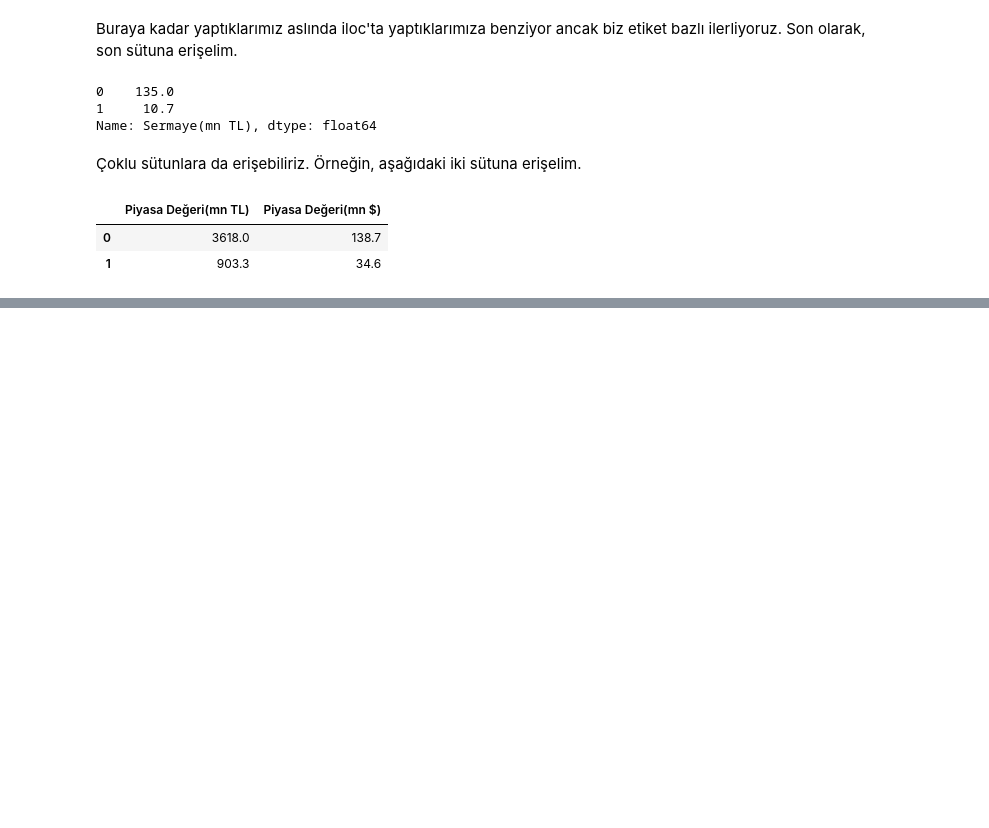
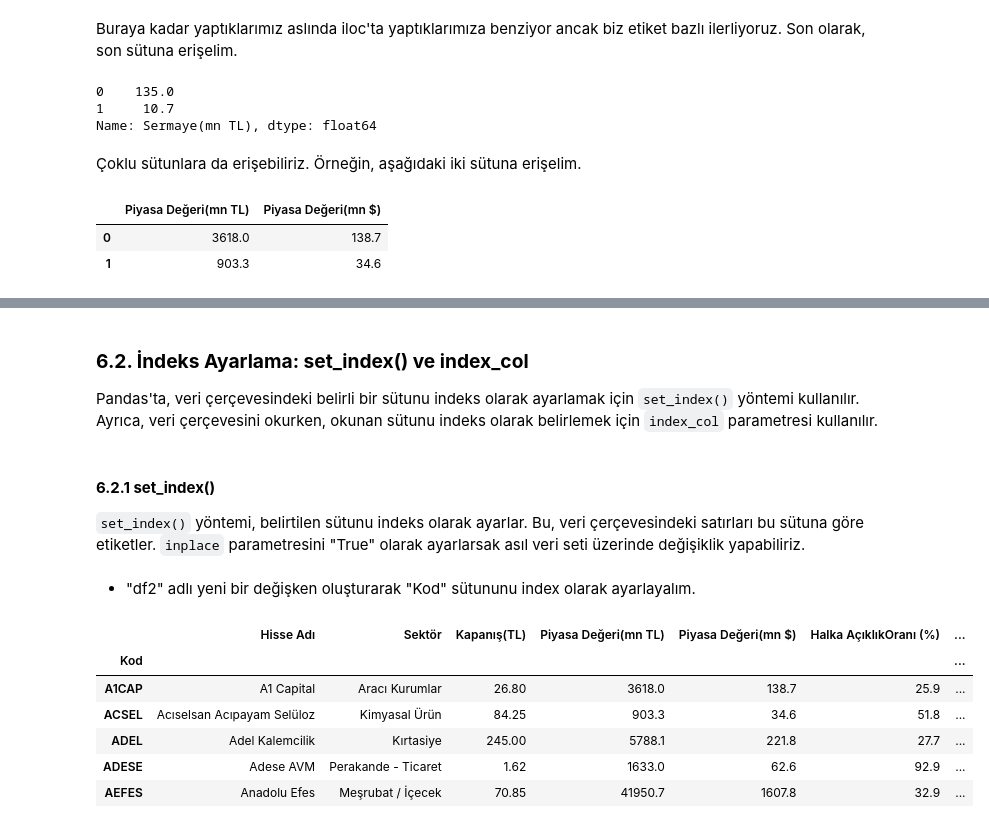
Before and after one commit to YusufAltuntas/pandas-tutorial, a Jupyter notebook: pandas-tutorial.ipynb, the cells around one changed output, grey strips where cells are left out. Saved outputs shown, nothing was run; the diff lists cells and outputs as text; code cells hidden in the pictures; blank space fills up the shorter version.

Commit message:
Yeni basliklar eklendi

```diff
--- a/pandas-tutorial.ipynb
+++ b/pandas-tutorial.ipynb
@@ -720,0 +905,4 @@ df.loc[[0,1], ['Piyasa Değeri(mn TL)','Piyasa Değeri(mn $)']]
+# %%
+import pandas as pd
+
+df = pd.read_excel('C:/Users/Yusuf Altuntaş/Desktop/repolarim/pandas-tutorial/pandas-tutorial/temelozet.xlsx')
@@ -720,0 +922,21 @@ df.loc[[0,1], ['Piyasa Değeri(mn TL)','Piyasa Değeri(mn $)']]
+# %% [markdown]
+### **6.2. İndeks Ayarlama: set_index() ve index_col**
+
+Pandas'ta, veri çerçevesindeki belirli bir sütunu indeks olarak ayarlamak için ``set_index()`` yöntemi kullanılır. Ayrıca, veri çerçevesini okurken, okunan sütunu indeks olarak belirlemek için ``index_col`` parametresi kullanılır.
+# %% [markdown]
+#### **6.2.1 set_index()**
+
+``set_index()`` yöntemi, belirtilen sütunu indeks olarak ayarlar. Bu, veri çerçevesindeki satırları bu sütuna göre etiketler. `inplace` parametresini "True" olarak ayarlarsak asıl veri seti üzerinde değişiklik yapabiliriz.
+# %% [markdown]
+* "df2" adlı yeni bir değişken oluşturarak "Kod" sütununu index olarak ayarlayalım.
+# %%
+df2 = df.set_index("Kod")
+df2.head()
+# %% [output]
+|  | Hisse Adı | Sektör | Kapanış(TL) | Piyasa Değeri(mn TL) | Piyasa Değeri(mn $) | Halka AçıklıkOranı (%) | ... |
+| Kod |  |  |  |  |  |  | ... |
+| A1CAP | A1 Capital | Aracı Kurumlar | 26.80 | 3618.0 | 138.7 | 25.9 | ... |
+| ACSEL | Acıselsan Acıpayam Selüloz | Kimyasal Ürün | 84.25 | 903.3 | 34.6 | 51.8 | ... |
+| ADEL | Adel Kalemcilik | Kırtasiye | 245.00 | 5788.1 | 221.8 | 27.7 | ... |
+| ADESE | Adese AVM | Perakande - Ticaret | 1.62 | 1633.0 | 62.6 | 92.9 | ... |
+| AEFES | Anadolu Efes | Meşrubat / İçecek | 70.85 | 41950.7 | 1607.8 | 32.9 | ... |
```
Also changed, not shown: parts of 64 cells of this notebook.
